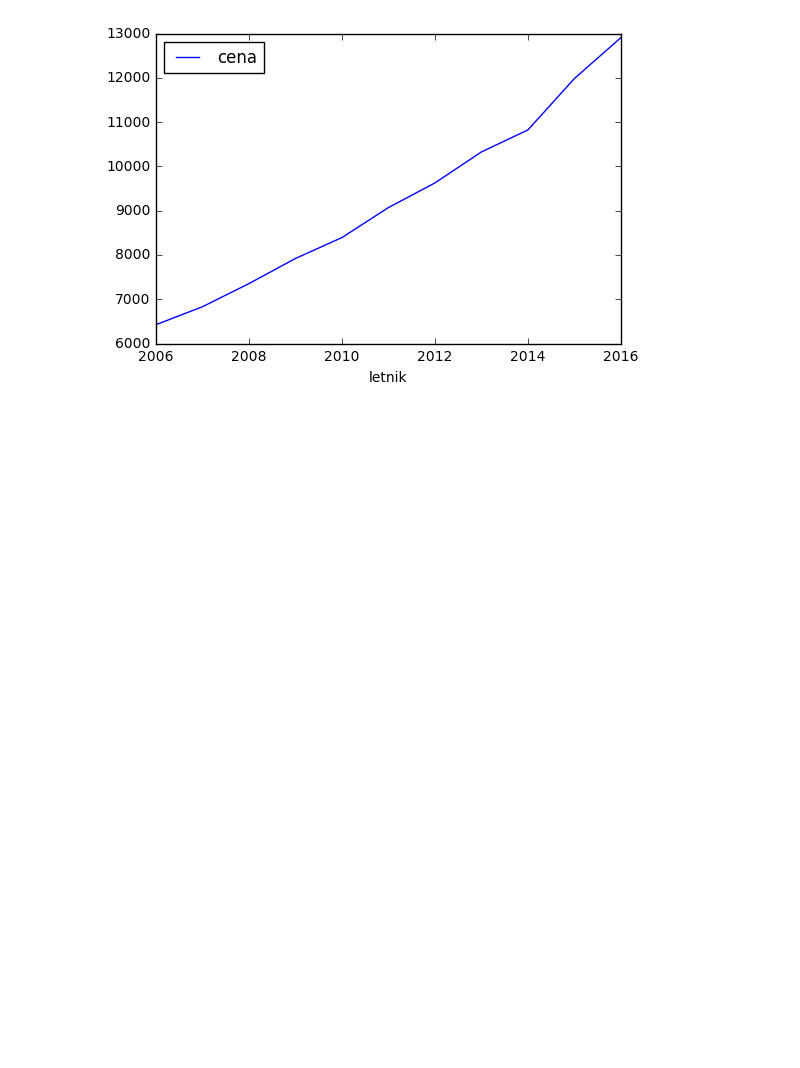
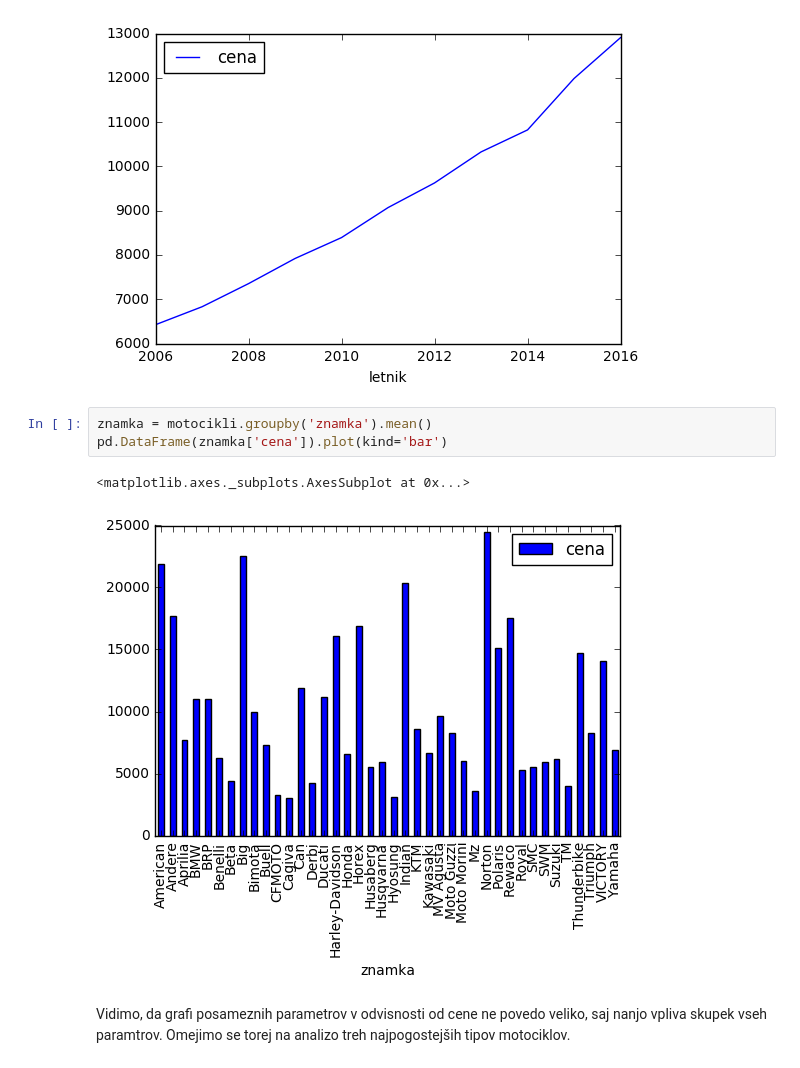
Before and after one commit to FMF-projects/rabljeni-motocikli, a Jupyter notebook: rabljeni_motocikli.ipynb, the cells around one changed output. Cells and saved outputs as stored; diff of their text form; blank space fills up the shorter version.

```diff
--- a/rabljeni_motocikli.ipynb
+++ b/rabljeni_motocikli.ipynb
@@ -127,3 +126,11 @@ pd.DataFrame(letnik['cena']).plot(kind='line')
 # %% [output]
 <matplotlib.axes._subplots.AxesSubplot at 0x...>
 [figure]
+# %%
+znamka = motocikli.groupby('znamka').mean()
+pd.DataFrame(znamka['cena']).plot(kind='bar')
+# %% [output]
+<matplotlib.axes._subplots.AxesSubplot at 0x...>
+[figure, added]
+# %% [markdown]
+Vidimo, da grafi posameznih parametrov v odvisnosti od cene ne povedo veliko, saj nanjo vpliva skupek vseh paramtrov. Omejimo se torej na analizo treh najpogostejših tipov motociklov.
```
Also changed, not shown: parts of 10 cells of this notebook.
